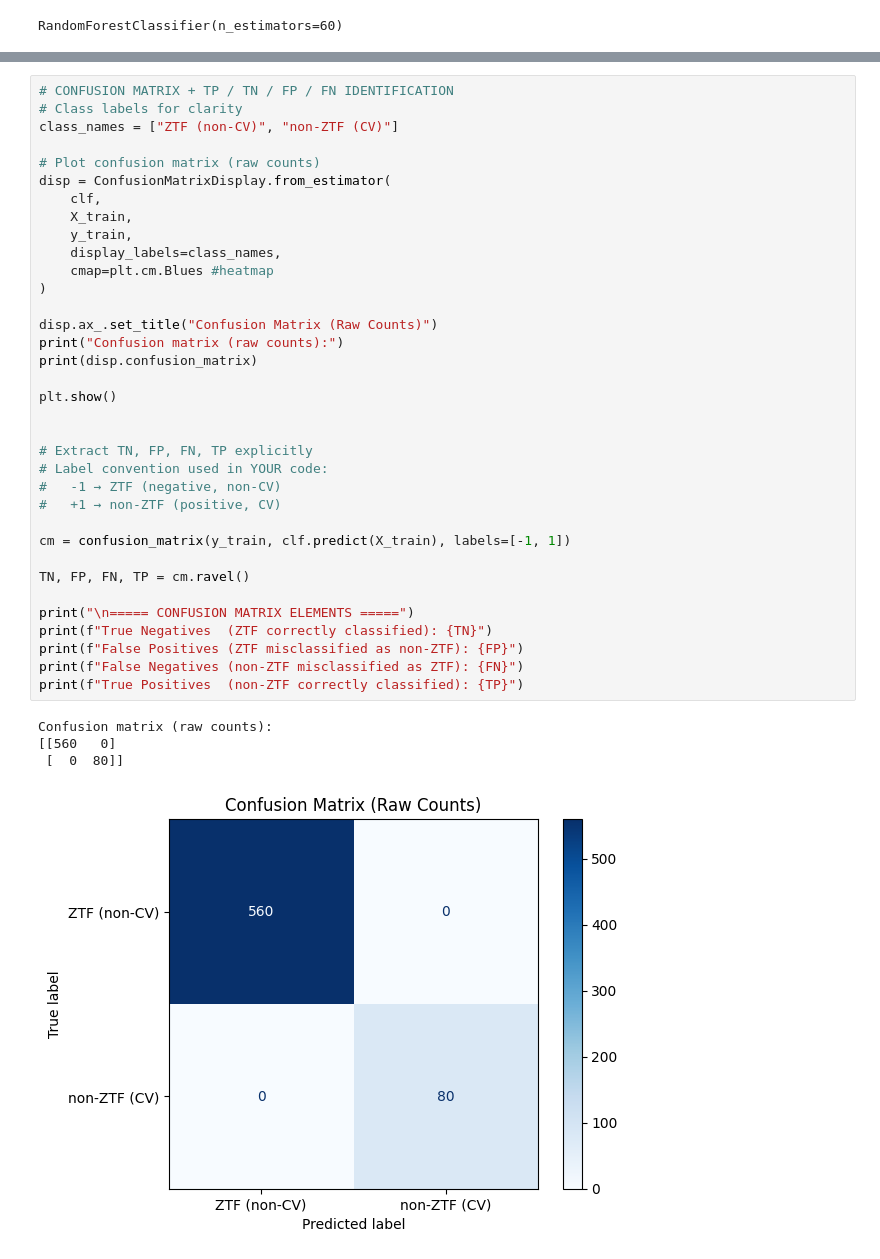
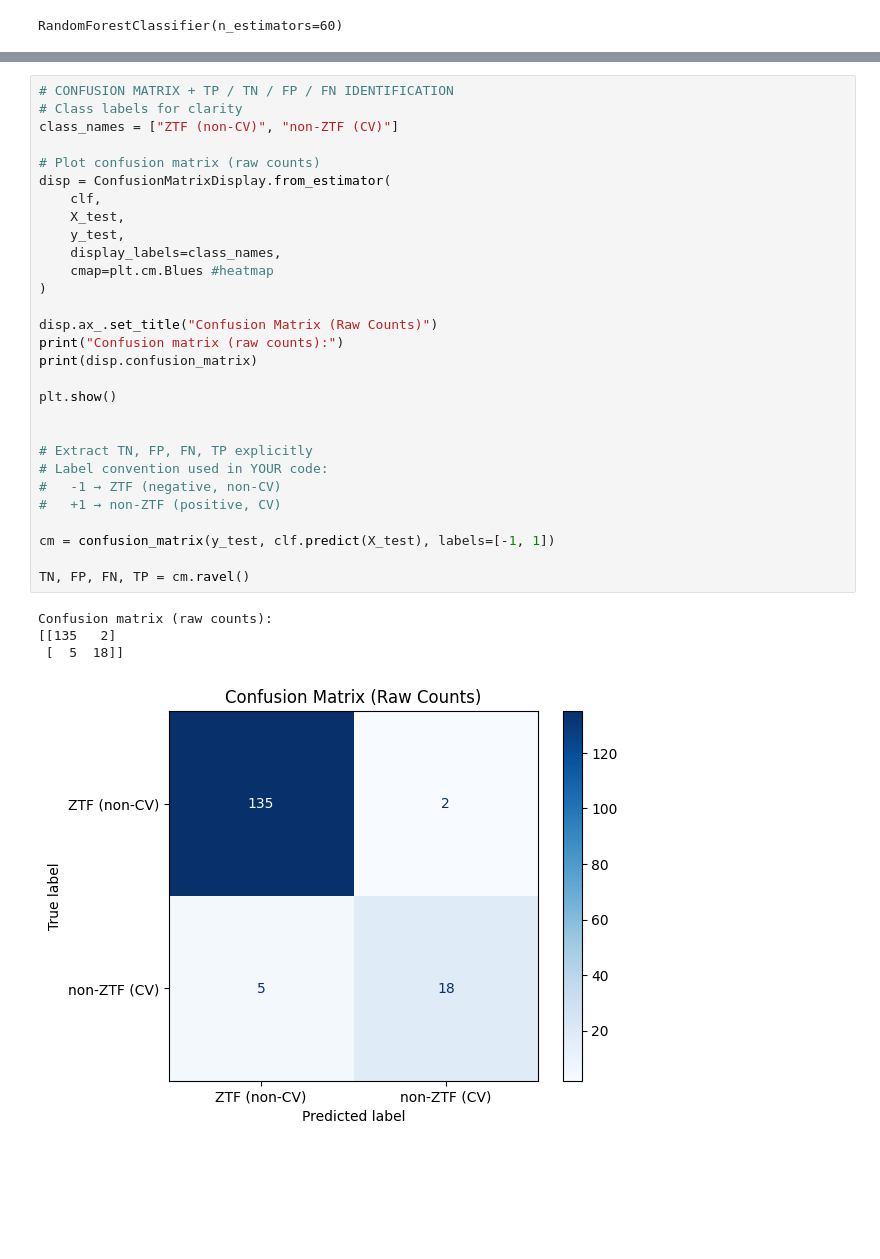
Before and after one commit to Snigdha-16-nebula/Coding-with-Cvs, a Jupyter notebook: workflow.ipynb, the cells around one changed output, grey strips where cells are left out. Saved outputs shown, nothing was run; the diff lists cells and outputs as text; blank space fills up the shorter version.

```diff
--- a/workflow.ipynb
+++ b/workflow.ipynb
@@ -142,40 +122,34 @@ probs [[1.         0.        ]
 # %%
 # CONFUSION MATRIX + TP / TN / FP / FN IDENTIFICATION
 # Class labels for clarity
 class_names = ["ZTF (non-CV)", "non-ZTF (CV)"]
 
 # Plot confusion matrix (raw counts)
 disp = ConfusionMatrixDisplay.from_estimator(
     clf,
-    X_train,
-    y_train,
+    X_test,
+    y_test,
     display_labels=class_names,
     cmap=plt.cm.Blues #heatmap
 )
 
 disp.ax_.set_title("Confusion Matrix (Raw Counts)")
 print("Confusion matrix (raw counts):")
 print(disp.confusion_matrix)
 
 plt.show()
 
 
 # Extract TN, FP, FN, TP explicitly
 # Label convention used in YOUR code:
 #   -1 → ZTF (negative, non-CV)
 #   +1 → non-ZTF (positive, CV)
 
-cm = confusion_matrix(y_train, clf.predict(X_train), labels=[-1, 1])
+cm = confusion_matrix(y_test, clf.predict(X_test), labels=[-1, 1])
 
 TN, FP, FN, TP = cm.ravel()
-
-print("\n===== CONFUSION MATRIX ELEMENTS =====")
-print(f"True Negatives  (ZTF correctly classified): {TN}")
-print(f"False Positives (ZTF misclassified as non-ZTF): {FP}")
-print(f"False Negatives (non-ZTF misclassified as ZTF): {FN}")
-print(f"True Positives  (non-ZTF correctly classified): {TP}")
 # %% [output]
 Confusion matrix (raw counts):
-[[560   0]
- [  0  80]]
+[[135   2]
+ [  5  18]]
-[figure, old version]
+[figure, new version]
```
Also changed, not shown: parts of 25 cells of this notebook, 1 other file.
